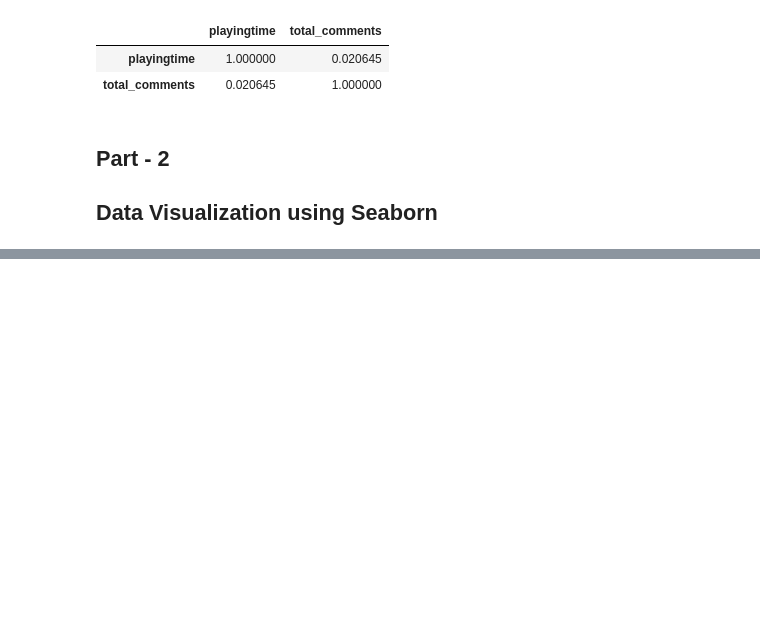
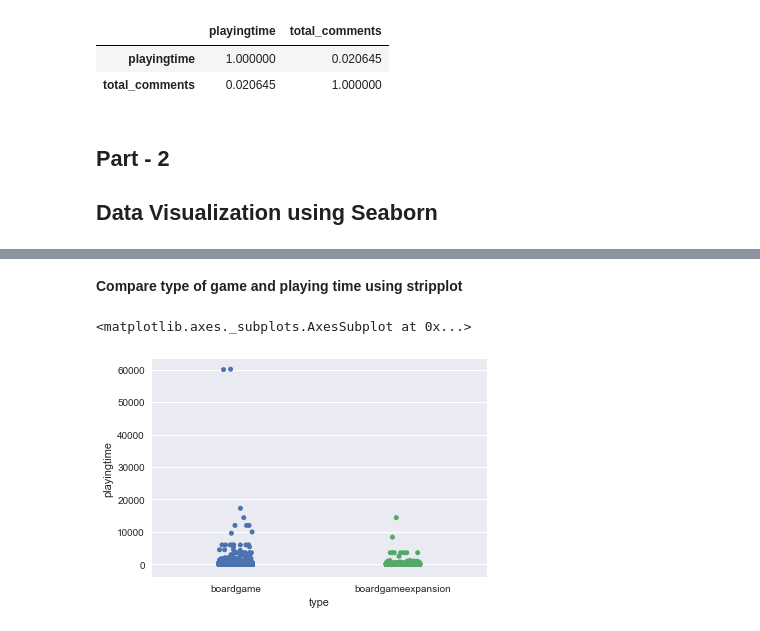
Before and after one commit to theakshaydas/PGP-AIML, a Jupyter notebook: CourseContent/03-Intro.to.Python.and.Basic.Statistics/Week2/Practice Exercise/Pandas Lab Exercise (Kaggle Games Dataset).ipynb, the cells around one changed output, grey strips where cells are left out. Drawn from its saved outputs; the diff is of its cells as text; code cells hidden in the pictures; blank space fills up the shorter version.

```diff
--- a/CourseContent/03-Intro.to.Python.and.Basic.Statistics/Week2/Practice Exercise/Pandas Lab Exercise (Kaggle Games Dataset).ipynb
+++ b/CourseContent/03-Intro.to.Python.and.Basic.Statistics/Week2/Practice Exercise/Pandas Lab Exercise (Kaggle Games Dataset).ipynb
@@ -129,0 +171,7 @@ games[['playingtime','total_comments']].corr()
+# %% [markdown]
+**Compare type of game and playing time using stripplot**
+# %%
+sns.stripplot('type', 'playingtime', data=games, jitter=True)
+# %% [output]
+<matplotlib.axes._subplots.AxesSubplot at 0x...>
+[figure, added]
```
Also changed, not shown: parts of 14 cells of this notebook.
